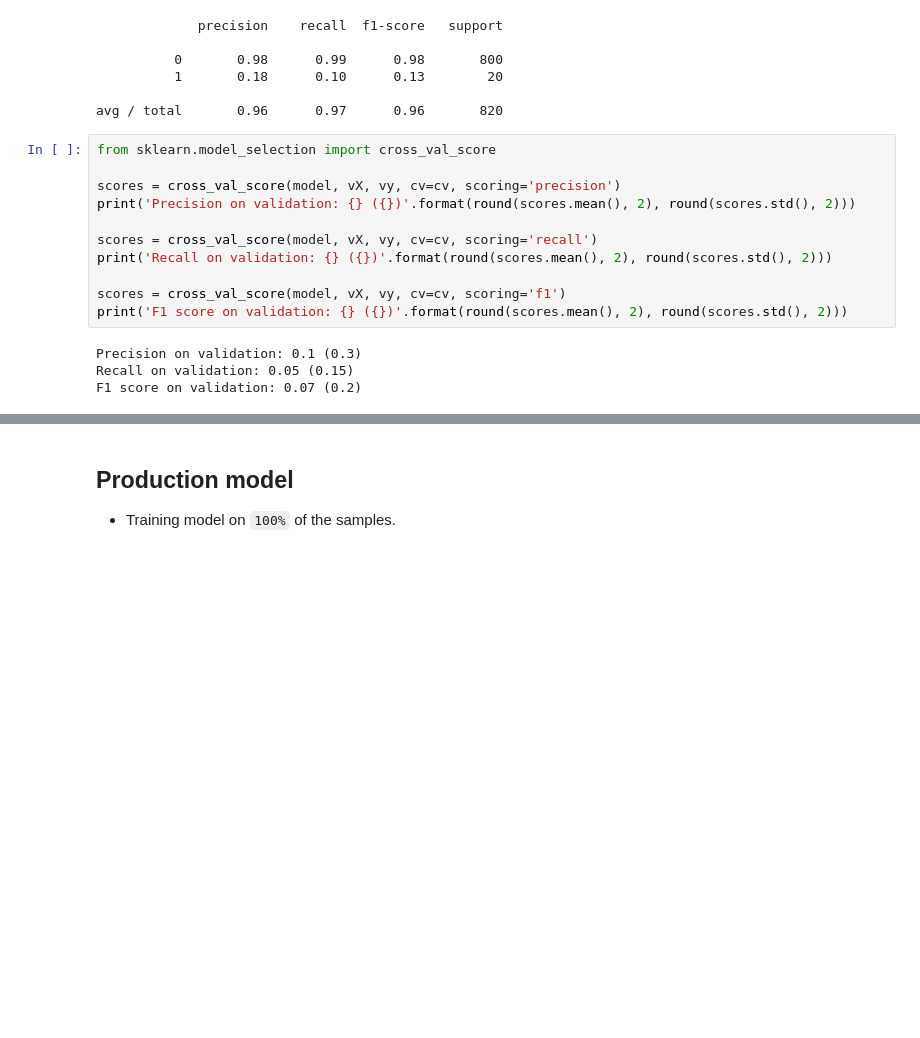
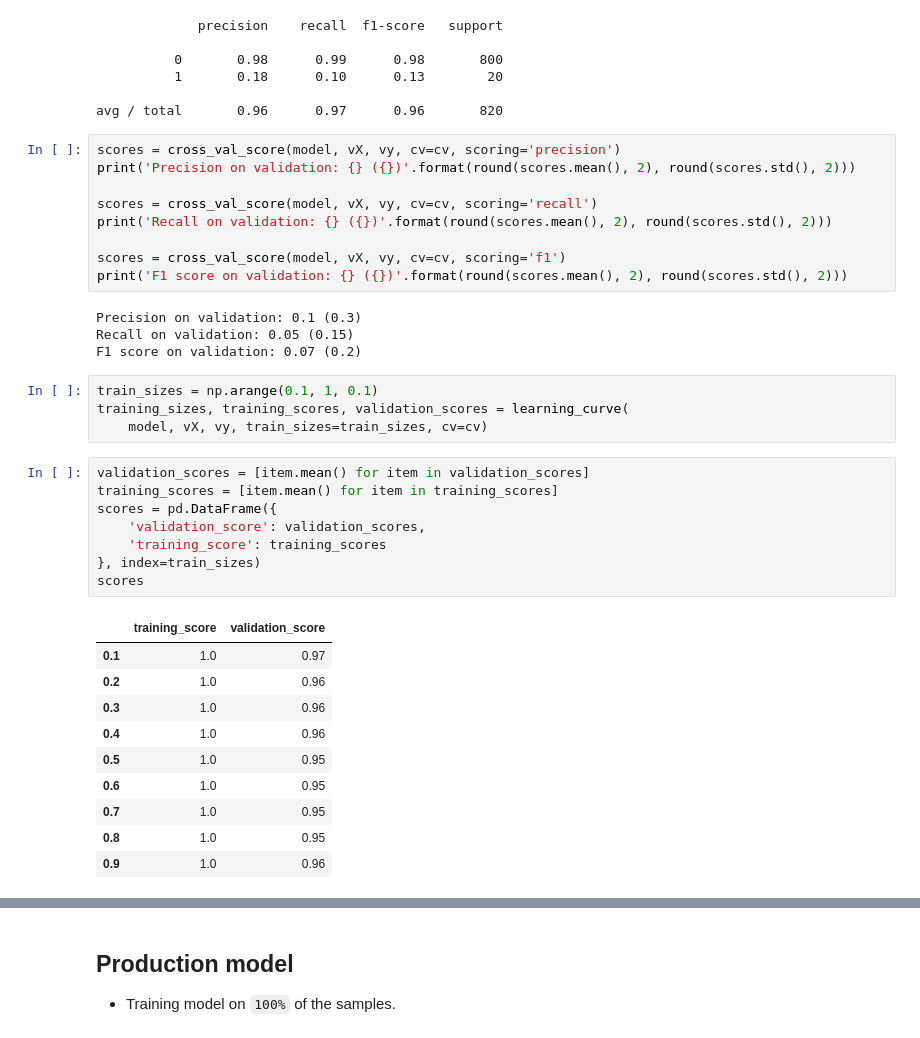
Before and after one commit to mapbox/gabbar, a Jupyter notebook: notebooks/highway_classifier.ipynb, the cells around one changed output, grey strips where cells are left out. Saved outputs shown, nothing was run; the diff lists cells and outputs as text; blank space fills up the shorter version.

```diff
--- a/notebooks/highway_classifier.ipynb
+++ b/notebooks/highway_classifier.ipynb
@@ -433,8 +434,6 @@ print(report)
 
 avg / total       0.96      0.97      0.96       820
 # %%
-from sklearn.model_selection import cross_val_score
-
 scores = cross_val_score(model, vX, vy, cv=cv, scoring='precision')
 print('Precision on validation: {} ({})'.format(round(scores.mean(), 2), round(scores.std(), 2)))
 
@@ -447,3 +446,26 @@ print('F1 score on validation: {} ({})'.format(round(scores.mean(), 2), round(sc
 Precision on validation: 0.1 (0.3)
 Recall on validation: 0.05 (0.15)
 F1 score on validation: 0.07 (0.2)
+# %%
+train_sizes = np.arange(0.1, 1, 0.1)
+training_sizes, training_scores, validation_scores = learning_curve(
+    model, vX, vy, train_sizes=train_sizes, cv=cv)
+# %%
+validation_scores = [item.mean() for item in validation_scores]
+training_scores = [item.mean() for item in training_scores]
+scores = pd.DataFrame({
+    'validation_score': validation_scores,
+    'training_score': training_scores
+}, index=train_sizes)
+scores
+# %% [output]
+|  | training_score | validation_score |
+| 0.1 | 1.0 | 0.97 |
+| 0.2 | 1.0 | 0.96 |
+| 0.3 | 1.0 | 0.96 |
+| 0.4 | 1.0 | 0.96 |
+| 0.5 | 1.0 | 0.95 |
+| 0.6 | 1.0 | 0.95 |
+| 0.7 | 1.0 | 0.95 |
+| 0.8 | 1.0 | 0.95 |
+| 0.9 | 1.0 | 0.96 |
```
Also changed, not shown: parts of 9 cells of this notebook.
